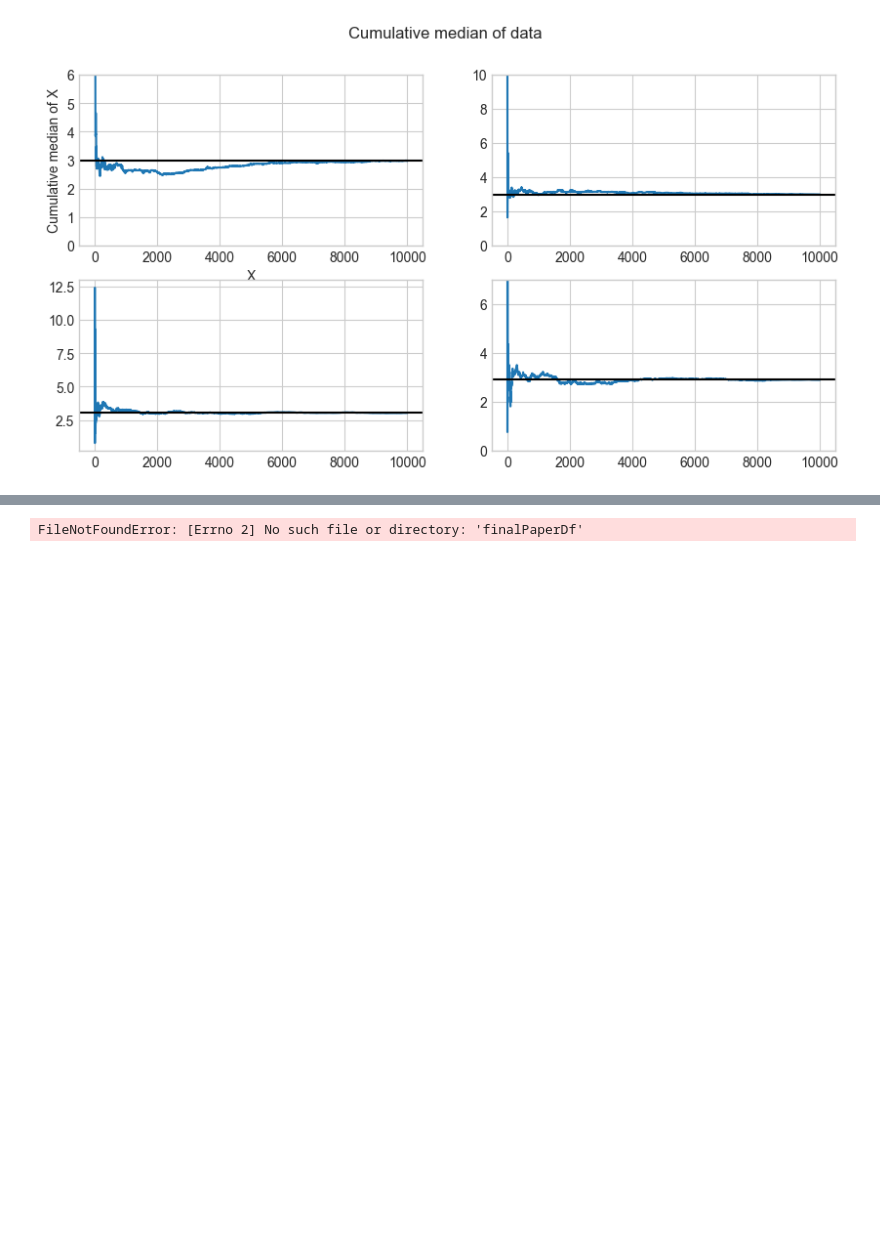
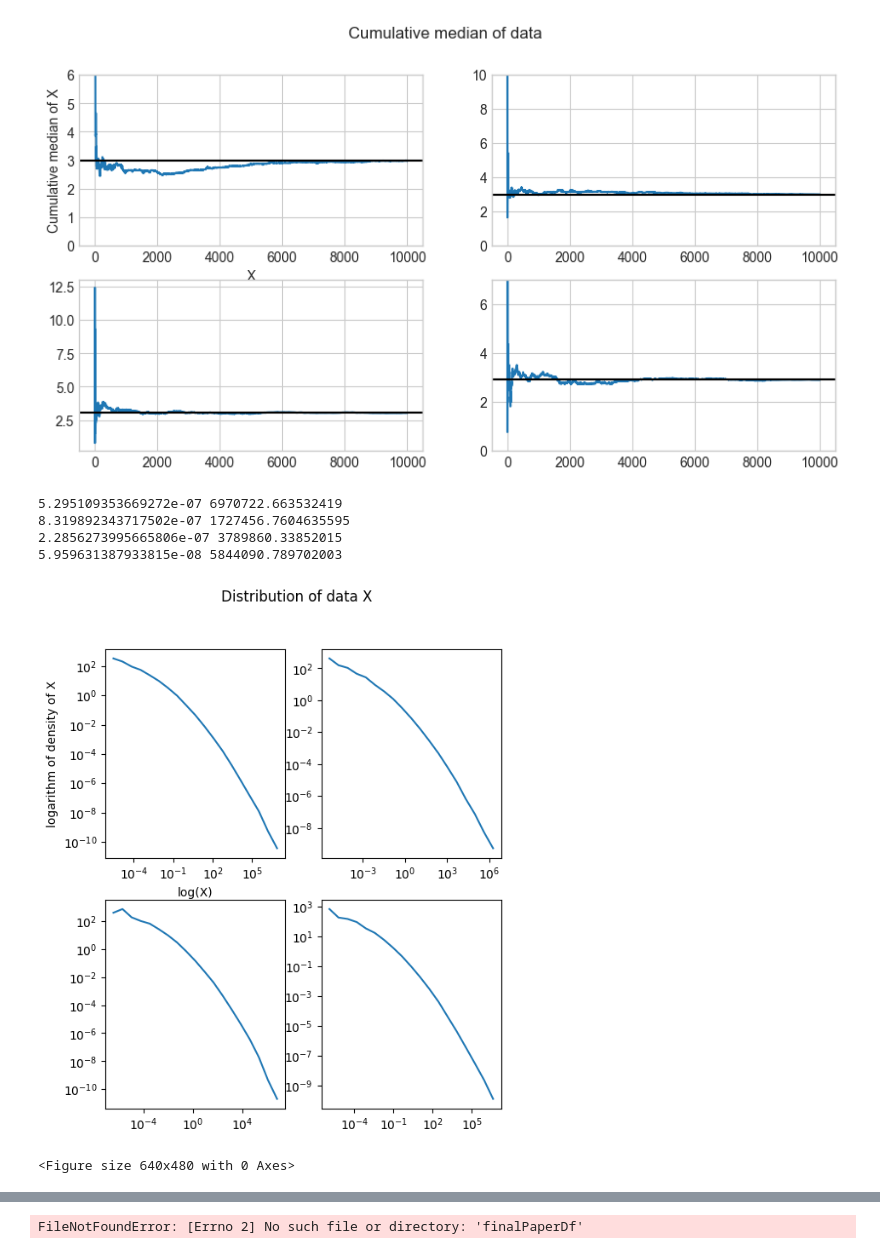
Before and after one commit to fridamariejoergensen/CSS, a Jupyter notebook: Assignment1.ipynb, the cells around one changed output, grey strips where cells are left out. Saved outputs shown, nothing was run; the diff lists cells and outputs as text; code cells hidden in the pictures; blank space fills up the shorter version.

```diff
--- a/Assignment1.ipynb
+++ b/Assignment1.ipynb
@@ -726,7 +727,7 @@ data2 = np.random.lognormal(mu, sigma, N)
 data3 = np.random.lognormal(mu, sigma, N)
 data4 = np.random.lognormal(mu, sigma, N)
 # %%
-fig, axs = plt.subplots(nrows=2, ncols=2, figsize=(7,5))
+fig, axs = plt.subplots(nrows=2, ncols=2, figsize=(6,7))
 fig.suptitle('Distribution of data X')
 
 # Plot data1
@@ -736,7 +737,7 @@ axs[0,0].set_xlabel('log(X)')
 axs[0,0].set_ylabel('logarithm of density of X')
 print(min(data1), max(data1))
 bins = np.logspace(np.log10(min(data1)), np.log10(max(data1)), 20)
-hist, edges = np.histogram(log_normal, bins=bins, density=True)
+hist, edges = np.histogram(data1, bins=bins, density=True)
 x = edges[1:]+edges[:-1]/2
 xx, yy = zip(*[(i,j) for (i,j) in zip(x, hist) if j>0])
 width = bins[1]-bins[0]
@@ -747,39 +748,46 @@ axs[0, 1].set_xscale('log')
 axs[0, 1].set_yscale('log')
 print(min(data2), max(data2))
 bins = np.logspace(np.log10(min(data2)), np.log10(max(data2)), 20)
-hist, edges = np.histogram(log_normal, bins=bins, density=True)
+hist, edges = np.histogram(data2, bins=bins, density=True)
 x = edges[1:]+edges[:-1]/2
 xx, yy = zip(*[(i,j) for (i,j) in zip(x, hist) if j>0])
 width = bins[1]-bins[0]
 axs[0, 1].plot(xx, yy)
 
 # Plot data3
 axs[1, 1].set_xscale('log')
 axs[1, 1].set_yscale('log')
 print(min(data3), max(data3))
 bins = np.logspace(np.log10(min(data3)), np.log10(max(data3)), 20)
-hist, edges = np.histogram(log_normal, bins=bins, density=True)
+hist, edges = np.histogram(data3, bins=bins, density=True)
 x = edges[1:]+edges[:-1]/2
 xx, yy = zip(*[(i,j) for (i,j) in zip(x, hist) if j>0])
 width = bins[1]-bins[0]
 axs[1, 1].plot(xx, yy)
 
 # Plot data4
 axs[1, 0].set_xscale('log')
 axs[1, 0].set_yscale('log')
 print(min(data4), max(data4))
 bins = np.logspace(np.log10(min(data4)), np.log10(max(data4)), 20)
-hist, edges = np.histogram(log_normal, bins=bins, density=True)
+hist, edges = np.histogram(data4, bins=bins, density=True)
 x = edges[1:]+edges[:-1]/2
 xx, yy = zip(*[(i,j) for (i,j) in zip(x, hist) if j>0])
 width = bins[1]-bins[0]
 axs[1, 0].plot(xx, yy)
 
 
 plt.show()
 
 # Save the plot as PNG file
 plt.savefig('distribution_of_data_X.png')
+# %% [output]
+5.295109353669272e-07 6970722.663532419
+8.319892343717502e-07 1727456.7604635595
+2.2856273995665806e-07 3789860.33852015
+5.959631387933815e-08 5844090.789702003
+[figure, added]
+<Figure size 640x480 with 0 Axes>
 # %%
 # Data 1
 # Computing cumulative average of X
```
Also changed, not shown: parts of 10 cells of this notebook, 2 other files.
